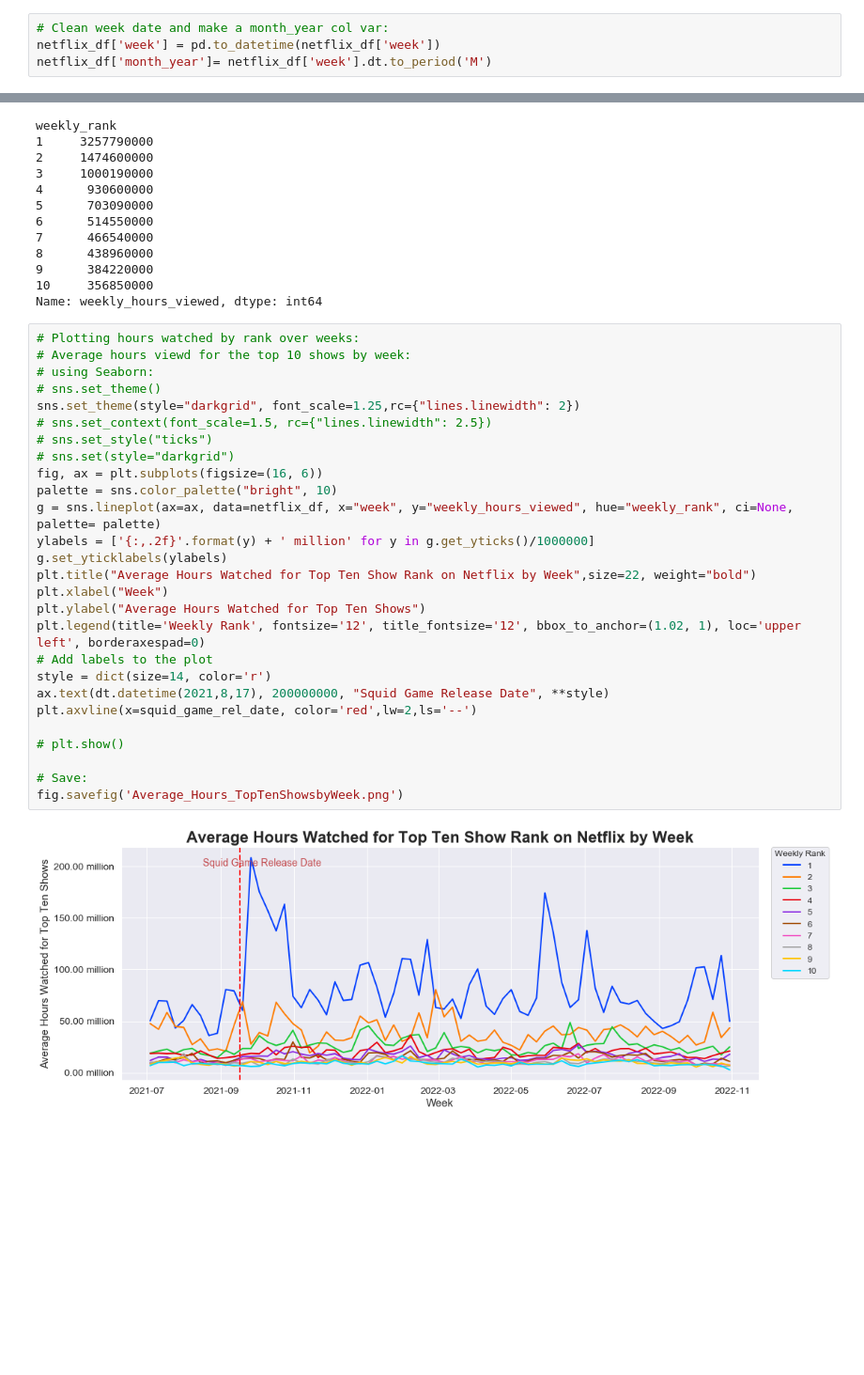
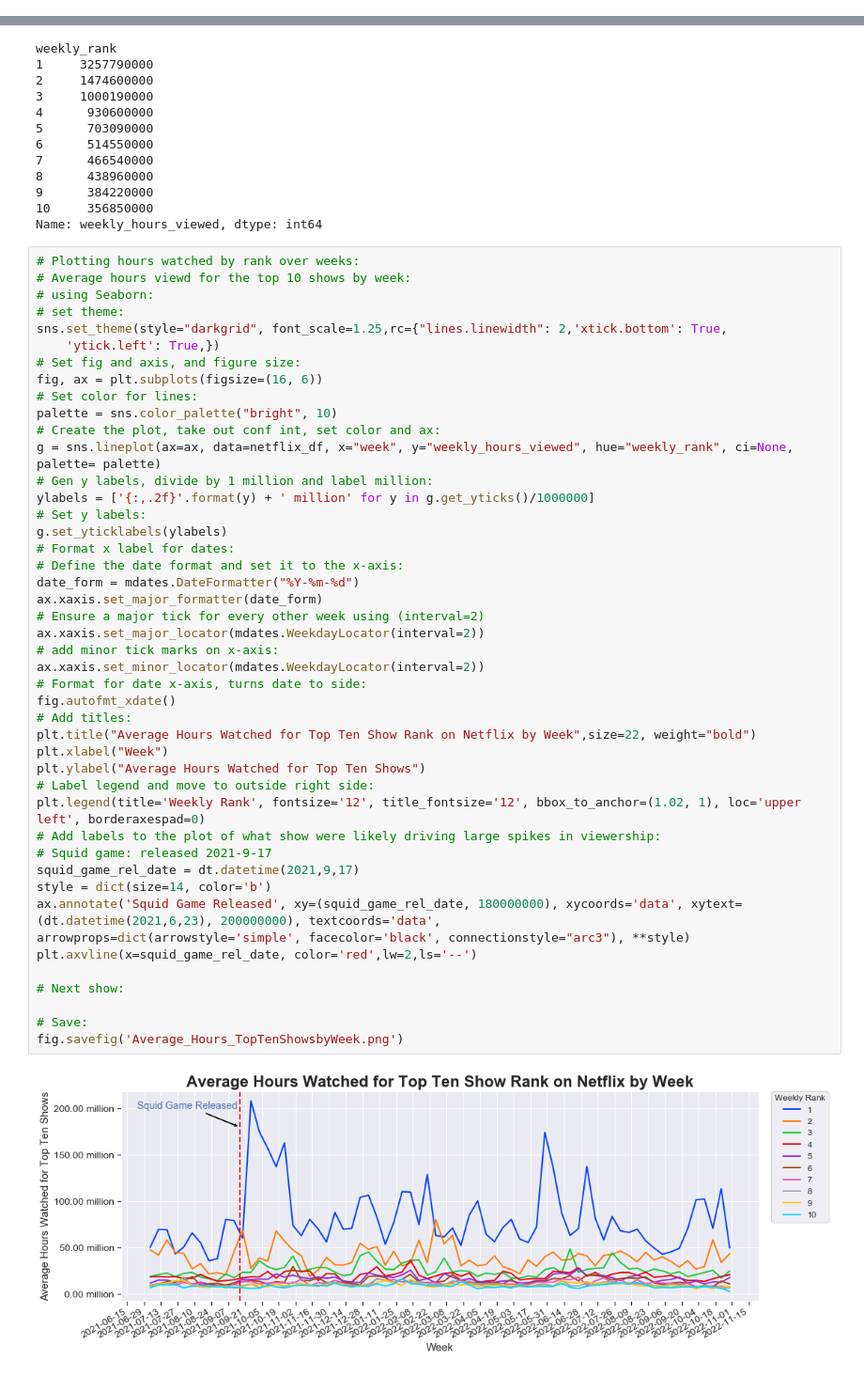
Before and after one commit to EdithLotterman/Project-1-Team-8, a Jupyter notebook: team8_netflix_project_zack.ipynb, the cells around one changed output, grey strips where cells are left out. Shown at 94% size. Cells and saved outputs as stored; diff of their text form; blank space fills up the shorter version.

Commit message:
updated netflix data and analysis, Fri night

```diff
--- a/team8_netflix_project_zack.ipynb
+++ b/team8_netflix_project_zack.ipynb
@@ -70,10 +70,6 @@ family                        2069
 crime                         2069
 romance                       2069
 dtype: int64
-# %%
-# Clean week date and make a month_year col var:
-netflix_df['week'] = pd.to_datetime(netflix_df['week'])
-netflix_df['month_year']= netflix_df['week'].dt.to_period('M')
 # %%
 # Fix runtime, genre and production_country:
 # Genre:
@@ -478,32 +474,50 @@ Name: weekly_hours_viewed, dtype: int64
 # %%
 # Plotting hours watched by rank over weeks:
 # Average hours viewd for the top 10 shows by week:
 # using Seaborn:
-# sns.set_theme()
-sns.set_theme(style="darkgrid", font_scale=1.25,rc={"lines.linewidth": 2})
-# sns.set_context(font_scale=1.5, rc={"lines.linewidth": 2.5})
-# sns.set_style("ticks")
-# sns.set(style="darkgrid")
+# set theme:
+sns.set_theme(style="darkgrid", font_scale=1.25,rc={"lines.linewidth": 2,'xtick.bottom': True,
+    'ytick.left': True,})
+# Set fig and axis, and figure size:
 fig, ax = plt.subplots(figsize=(16, 6))
+# Set color for lines:
 palette = sns.color_palette("bright", 10)
+# Create the plot, take out conf int, set color and ax:
 g = sns.lineplot(ax=ax, data=netflix_df, x="week", y="weekly_hours_viewed", hue="weekly_rank", ci=None, palette= palette)
+# Gen y labels, divide by 1 million and label million:
 ylabels = ['{:,.2f}'.format(y) + ' million' for y in g.get_yticks()/1000000]
+# Set y labels:
 g.set_yticklabels(ylabels)
+# Format x label for dates:
+# Define the date format and set it to the x-axis:
+date_form = mdates.DateFormatter("%Y-%m-%d")
+ax.xaxis.set_major_formatter(date_form)
+# Ensure a major tick for every other week using (interval=2)
+ax.xaxis.set_major_locator(mdates.WeekdayLocator(interval=2))
+# add minor tick marks on x-axis:
+ax.xaxis.set_minor_locator(mdates.WeekdayLocator(interval=2))
+# Format for date x-axis, turns date to side:
+fig.autofmt_xdate()
+# Add titles:
 plt.title("Average Hours Watched for Top Ten Show Rank on Netflix by Week",size=22, weight="bold")
 plt.xlabel("Week")
 plt.ylabel("Average Hours Watched for Top Ten Shows")
+# Label legend and move to outside right side:
 plt.legend(title='Weekly Rank', fontsize='12', title_fontsize='12', bbox_to_anchor=(1.02, 1), loc='upper left', borderaxespad=0)
-# Add labels to the plot
-style = dict(size=14, color='r')
-ax.text(dt.datetime(2021,8,17), 200000000, "Squid Game Release Date", **style)
+# Add labels to the plot of what show were likely driving large spikes in viewership:
+# Squid game: released 2021-9-17
+squid_game_rel_date = dt.datetime(2021,9,17)
+style = dict(size=14, color='b')
+ax.annotate('Squid Game Released', xy=(squid_game_rel_date, 180000000), xycoords='data', xytext=(dt.datetime(2021,6,23), 200000000), textcoords='data',
+arrowprops=dict(arrowstyle='simple', facecolor='black', connectionstyle="arc3"), **style)
 plt.axvline(x=squid_game_rel_date, color='red',lw=2,ls='--')
 
-# plt.show()
+# Next show:
 
 # Save:
 fig.savefig('Average_Hours_TopTenShowsbyWeek.png')
 # %% [output]
-[figure, old version]
+[figure, new version]
 # %%
 # Look up the shows that may be driving the large spikes in viewing:
 # Between 2021-09-05 and 2021-11-05
```
Also changed, not shown: parts of 2 cells of this notebook.
